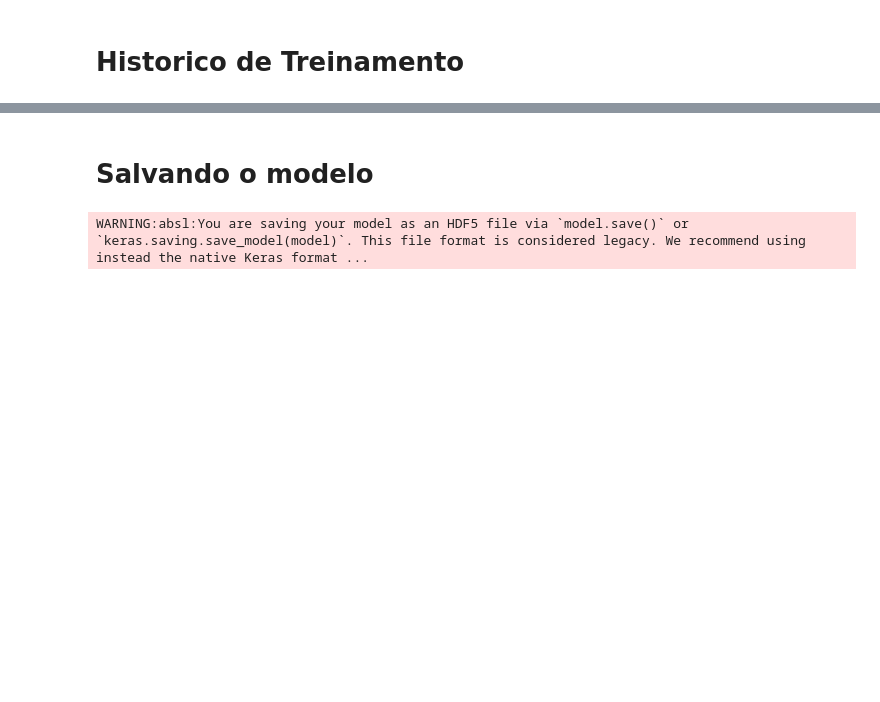
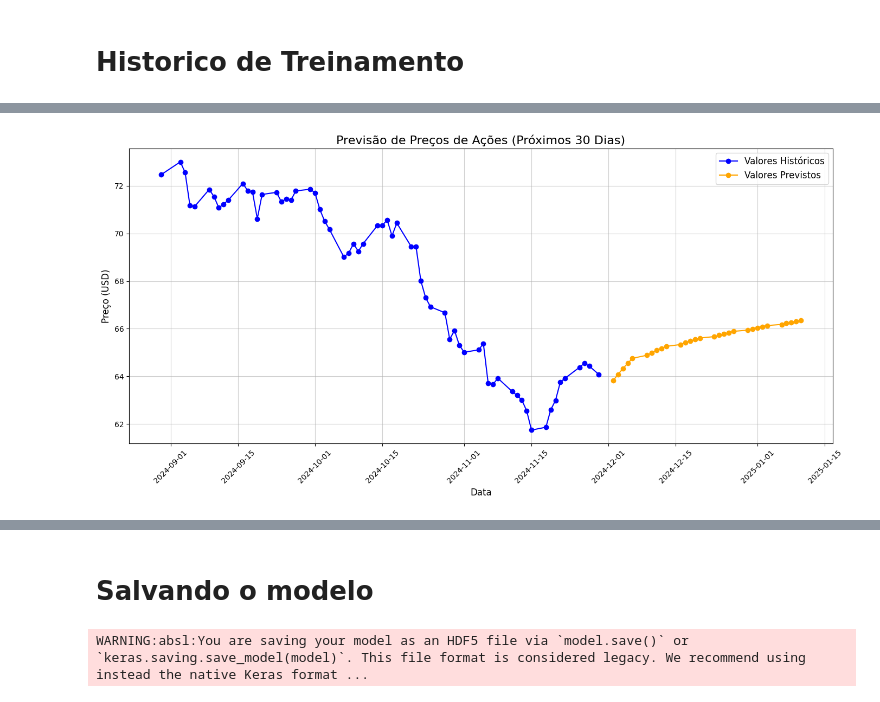
Before and after one commit to michelleluzrodrigues/tech-challenge-fase4, a Jupyter notebook: notebooks/train_model.ipynb, the cells around one changed output, grey strips where cells are left out. Saved outputs shown, nothing was run; the diff lists cells and outputs as text; code cells hidden in the pictures; blank space fills up the shorter version.

Commit message:
feat: add new train and model evaluation

```diff
--- a/notebooks/train_model.ipynb
+++ b/notebooks/train_model.ipynb
@@ -204,0 +291,18 @@ plt.show()
+# %%
+predicted_prices = []
+current_batch = scaled_data[-60:]
+
+for _ in range(30):  # Predicting 4 days
+    # Get the prediction (next day)
+    next_prediction = model.predict(current_batch)
+
+    # Reshape the prediction to fit the batch dimension
+    next_prediction_reshaped = next_prediction
+
+    # Append the prediction to the batch used for predicting
+    current_batch = np.append(current_batch, next_prediction_reshaped, axis=1)
+
+    # Inverse transform the prediction to the original price scale
+    predicted_prices.append(scaler.inverse_transform(next_prediction)[0, 0])
+
+print('Predicted Stock Prices for the next 30 days: ', predicted_prices)
@@ -204,0 +327,50 @@ plt.show()
+# %%
+# Valores históricos (atuais)
+historical_prices = test_data['Close'].to_numpy()
+
+# Geração das datas futuras
+start_date = test_data.index[-1]  # Última data do dataset atual
+future_dates = pd.date_range(
+    start=start_date, periods=len(predicted_prices) + 1, freq='B'
+)[1:]  # Excluindo a última data
+
+# Criar o gráfico
+plt.figure(figsize=(14, 7))
+
+# Plotando os valores históricos
+plt.plot(
+    test_data.index,
+    historical_prices,
+    label='Valores Históricos',
+    color='blue',
+    marker='o',
+    linestyle='-',
+)
+
+# Plotando os valores previstos
+plt.plot(
+    future_dates,
+    predicted_prices,
+    label='Valores Previstos',
+    color='orange',
+    marker='o',
+    linestyle='-',
+)
+
+# Adicionando título e rótulos
+plt.title('Previsão de Preços de Ações (Próximos 30 Dias)', fontsize=16)
+plt.xlabel('Data', fontsize=12)
+plt.ylabel('Preço (USD)', fontsize=12)
+plt.xticks(rotation=45)
+plt.grid(visible=True, linestyle='-', alpha=0.6)
+
+# Legenda para diferenciar os conjuntos
+plt.legend(fontsize=12)
+
+# Ajustar o layout para evitar sobreposição
+plt.tight_layout()
+
+# Exibir o gráfico
+plt.show()
+# %% [output]
+[figure, added]
```
Also changed, not shown: parts of 17 cells of this notebook, 2 other files.
